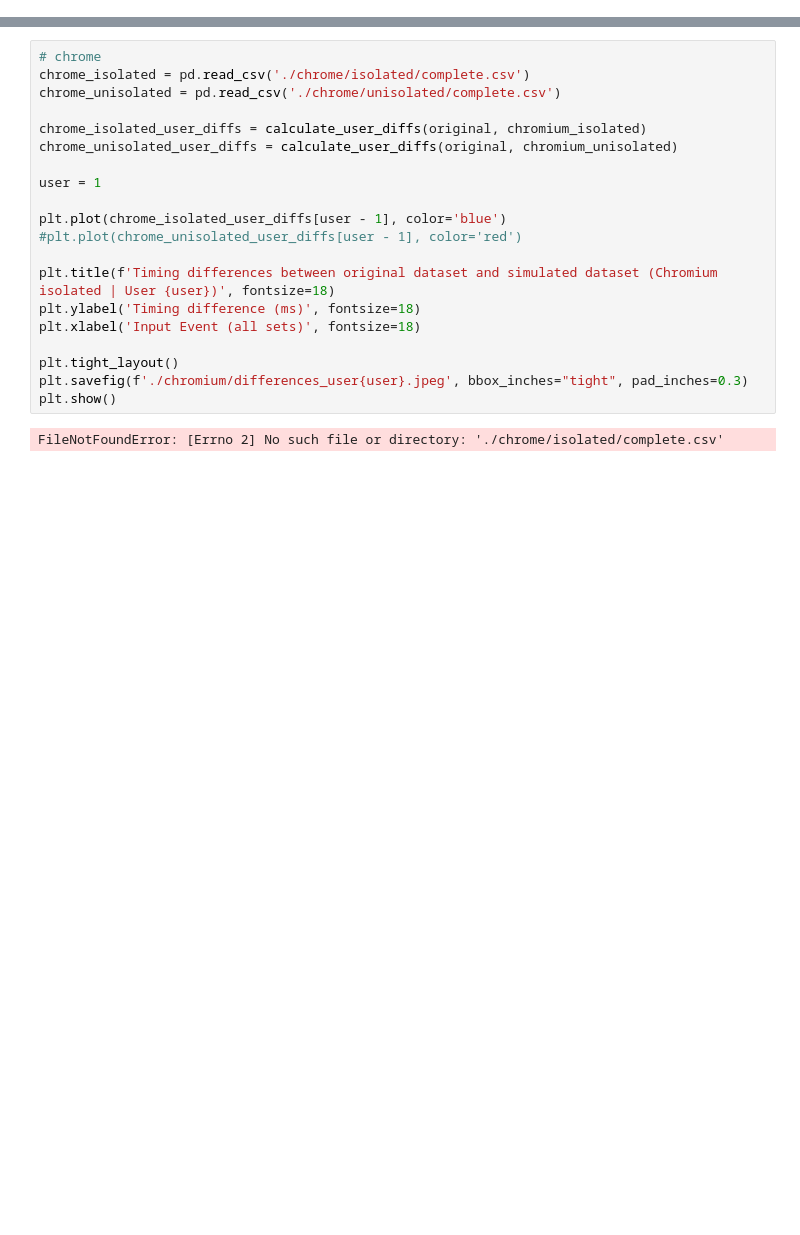
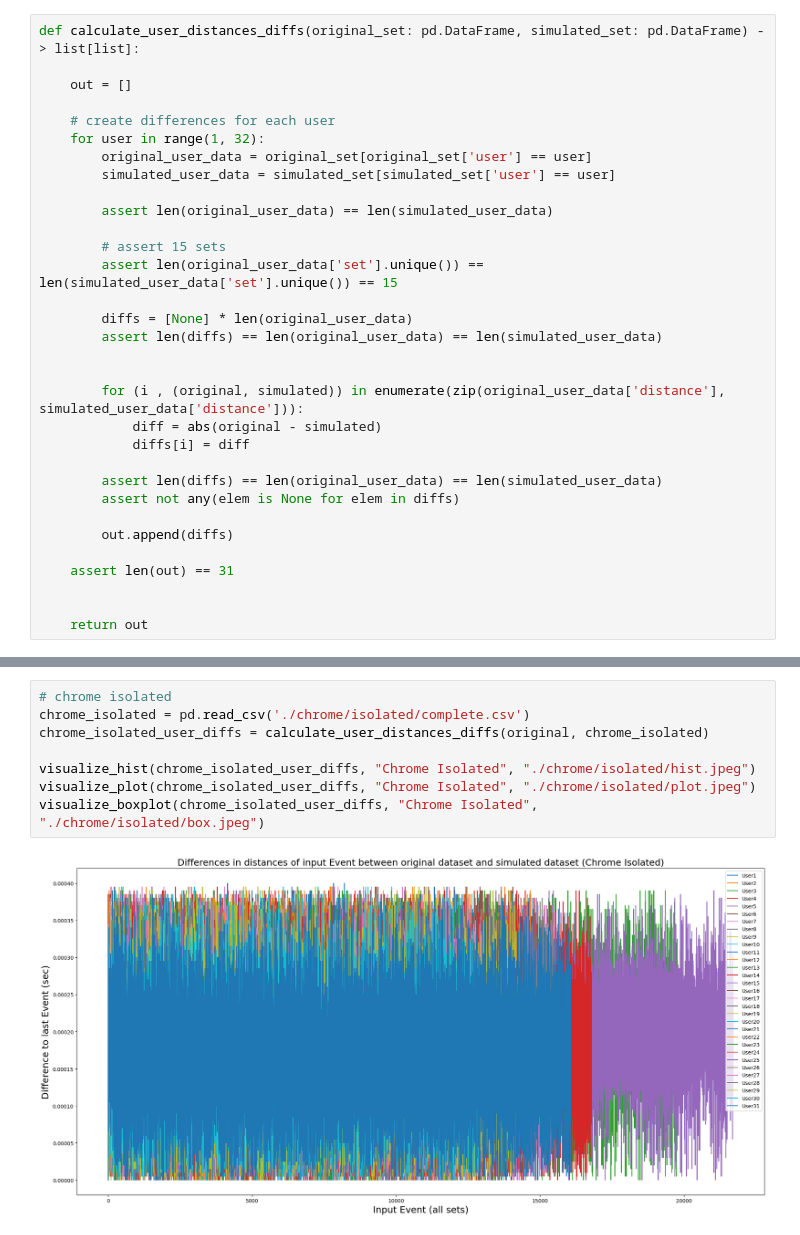
Before and after one commit to wutterfly/browser-timer-results, a Jupyter notebook: freetext/compare.ipynb, the cells around one changed output, grey strips where cells are left out. Cells and saved outputs as stored; diff of their text form; blank space fills up the shorter version.

```diff
--- a/freetext/compare.ipynb
+++ b/freetext/compare.ipynb
@@ -36,3 +44,35 @@ def calculate_user_diffs(original_set: pd.DataFrame, simulated_set: pd.DataFrame
 
 
     return out
+# %%
+def calculate_user_distances_diffs(original_set: pd.DataFrame, simulated_set: pd.DataFrame) -> list[list]:
+
+    out = []
+
+    # create differences for each user
+    for user in range(1, 32):
+        original_user_data = original_set[original_set['user'] == user]
+        simulated_user_data = simulated_set[simulated_set['user'] == user]
+
+        assert len(original_user_data) == len(simulated_user_data)
+
+        # assert 15 sets
+        assert len(original_user_data['set'].unique()) == len(simulated_user_data['set'].unique()) == 15
+
+        diffs = [None] * len(original_user_data)
+        assert len(diffs) == len(original_user_data) == len(simulated_user_data)
+
+
+        for (i , (original, simulated)) in enumerate(zip(original_user_data['distance'], simulated_user_data['distance'])):
+            diff = abs(original - simulated)
+            diffs[i] = diff
+
+        assert len(diffs) == len(original_user_data) == len(simulated_user_data)
+        assert not any(elem is None for elem in diffs)
+
+        out.append(diffs)
+
+    assert len(out) == 31
+
+
+    return out
@@ -87,22 +127,10 @@ plt.show()
-# %%
-# chrome
-chrome_isolated = pd.read_csv('./chrome/isolated/complete.csv')
-chrome_unisolated = pd.read_csv('./chrome/unisolated/complete.csv')
-
-chrome_isolated_user_diffs = calculate_user_diffs(original, chromium_isolated)
-chrome_unisolated_user_diffs = calculate_user_diffs(original, chromium_unisolated)
-
-user = 1
-
-plt.plot(chrome_isolated_user_diffs[user - 1], color='blue')
-#plt.plot(chrome_unisolated_user_diffs[user - 1], color='red')
-
-plt.title(f'Timing differences between original dataset and simulated dataset (Chromium isolated | User {user})', fontsize=18)
-plt.ylabel('Timing difference (ms)', fontsize=18)
-plt.xlabel('Input Event (all sets)', fontsize=18)
-
-plt.tight_layout()
-plt.savefig(f'./chromium/differences_user{user}.jpeg', bbox_inches="tight", pad_inches=0.3)
-plt.show()
-# %% [output]
-FileNotFoundError: [Errno 2] No such file or directory: './chrome/isolated/complete.csv'
+# %%
+# chrome isolated
+chrome_isolated = pd.read_csv('./chrome/isolated/complete.csv')
+chrome_isolated_user_diffs = calculate_user_distances_diffs(original, chrome_isolated)
+
+visualize_hist(chrome_isolated_user_diffs, "Chrome Isolated", "./chrome/isolated/hist.jpeg")
+visualize_plot(chrome_isolated_user_diffs, "Chrome Isolated", "./chrome/isolated/plot.jpeg")
+visualize_boxplot(chrome_isolated_user_diffs, "Chrome Isolated", "./chrome/isolated/box.jpeg")
+# %% [output]
+[figure, added]
```
Also changed, not shown: parts of 11 cells of this notebook, 45 other files.
